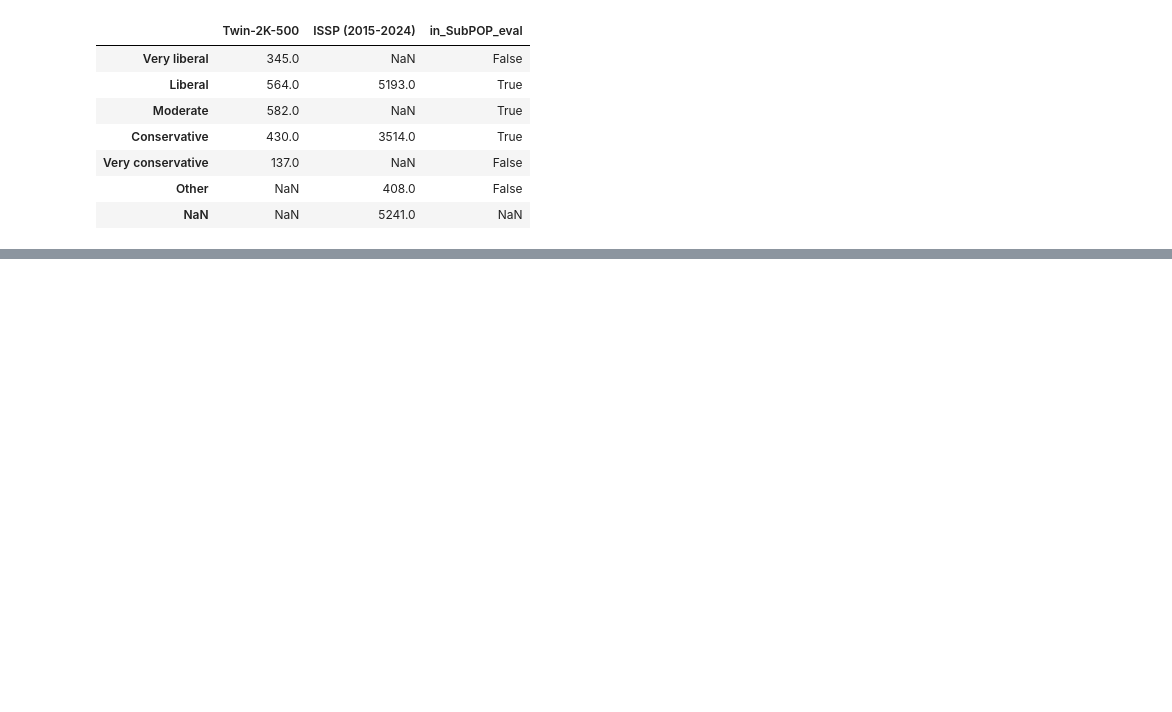
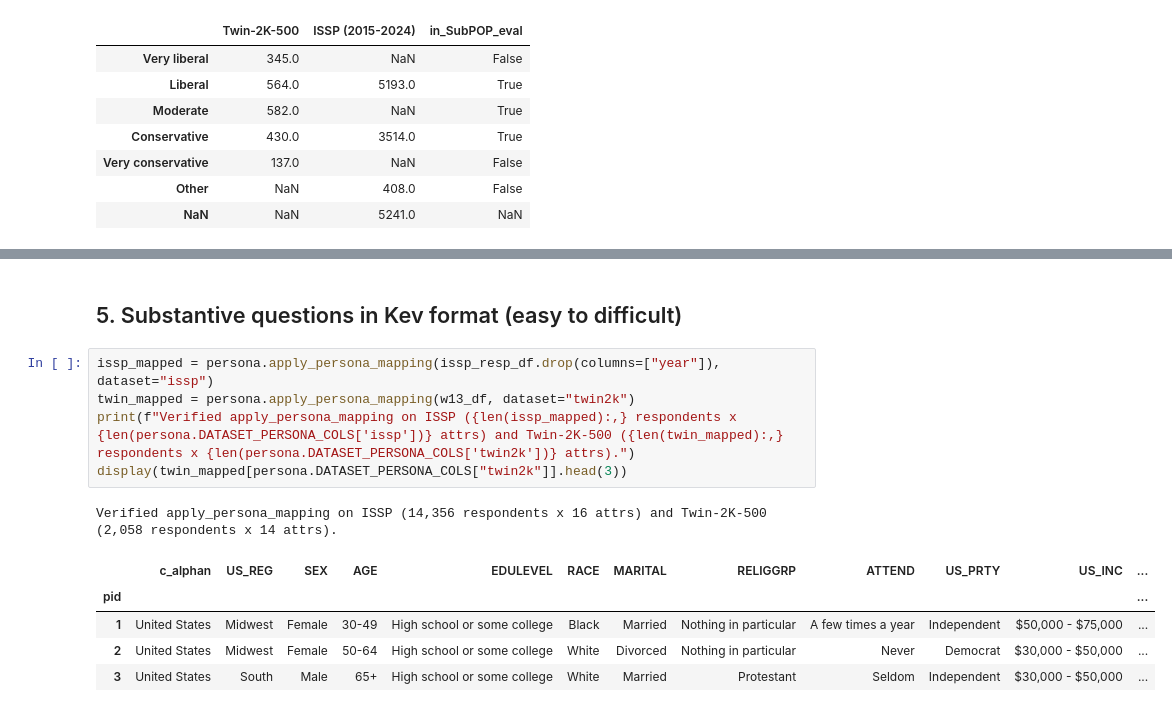
Before and after one commit to davoodwadi/decision-models-finetuning, a Jupyter notebook: code/data/Twin-2K-500/data.ipynb, the cells around one changed output, grey strips where cells are left out. Cells and saved outputs as stored; diff of their text form; blank space fills up the shorter version.

```diff
--- a/code/data/Twin-2K-500/data.ipynb
+++ b/code/data/Twin-2K-500/data.ipynb
@@ -911,0 +426,14 @@ print(json.dumps(record, indent=1)[:4000])
+# %% [markdown]
+## 5. Substantive questions in Kev format (easy to difficult)
+# %%
+issp_mapped = persona.apply_persona_mapping(issp_resp_df.drop(columns=["year"]), dataset="issp")
+twin_mapped = persona.apply_persona_mapping(w13_df, dataset="twin2k")
+print(f"Verified apply_persona_mapping on ISSP ({len(issp_mapped):,} respondents x {len(persona.DATASET_PERSONA_COLS['issp'])} attrs) and Twin-2K-500 ({len(twin_mapped):,} respondents x {len(persona.DATASET_PERSONA_COLS['twin2k'])} attrs).")
+display(twin_mapped[persona.DATASET_PERSONA_COLS["twin2k"]].head(3))
+# %% [output]
+Verified apply_persona_mapping on ISSP (14,356 respondents x 16 attrs) and Twin-2K-500 (2,058 respondents x 14 attrs).
+|  | c_alphan | US_REG | SEX | AGE | EDULEVEL | RACE | MARITAL | RELIGGRP | ATTEND | US_PRTY | US_INC | ... |
+| pid |  |  |  |  |  |  |  |  |  |  |  | ... |
+| 1 | United States | Midwest | Female | 30-49 | High school or some college | Black | Married | Nothing in particular | A few times a year | Independent | $50,000 - $75,000 | ... |
+| 2 | United States | Midwest | Female | 50-64 | High school or some college | White | Divorced | Nothing in particular | Never | Democrat | $30,000 - $50,000 | ... |
+| 3 | United States | South | Male | 65+ | High school or some college | White | Married | Protestant | Seldom | Independent | $30,000 - $50,000 | ... |
```
Also changed, not shown: parts of 23 cells of this notebook, 17 other files.
